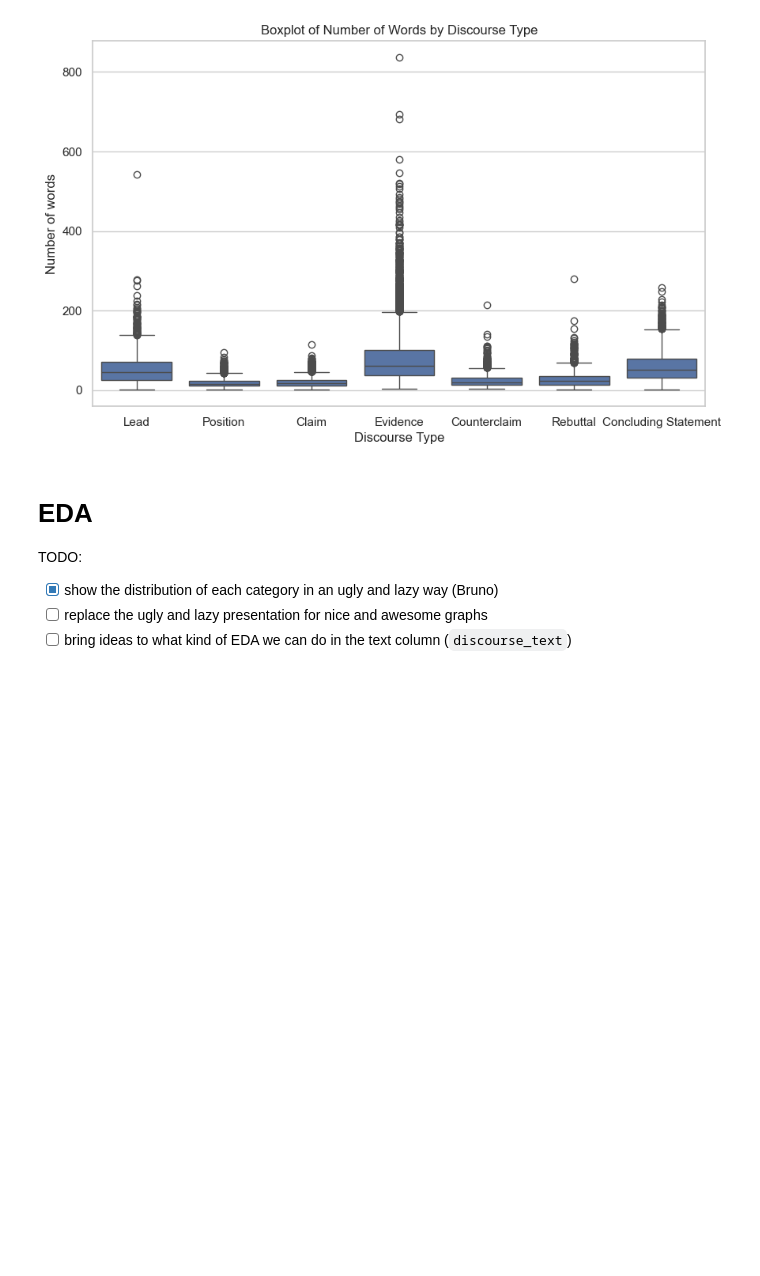
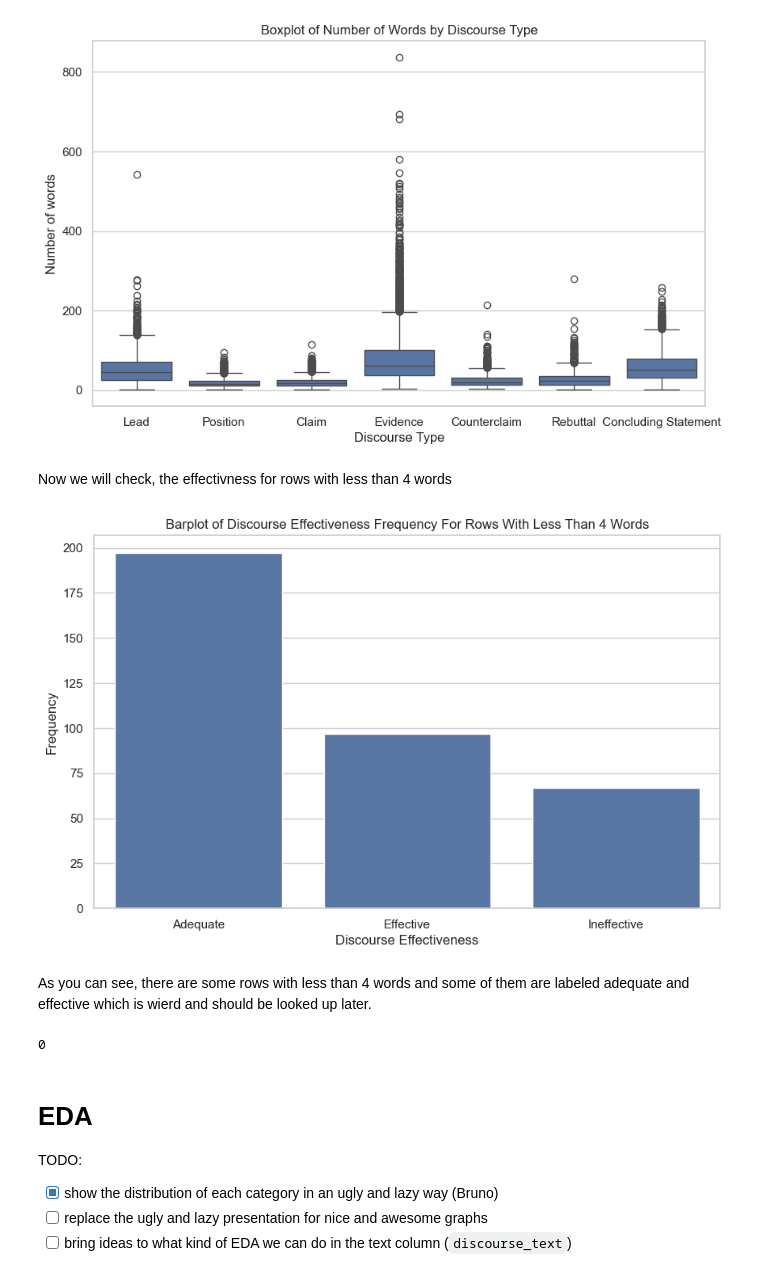
Before and after one commit to BAlmeidaS/predictive-analysis, a Jupyter notebook: notebook.ipynb, the cells around one changed output. Drawn from its saved outputs; the diff is of its cells as text; code cells hidden in the pictures; blank space fills up the shorter version.

```diff
--- a/notebook.ipynb
+++ b/notebook.ipynb
@@ -143,6 +143,31 @@ plt.title('Boxplot of Number of Words by Discourse Type')
 plt.show()
 # %% [output]
 [figure]
+# %% [markdown]
+Now we will check, the effectivness for rows with less than 4 words
+# %%
+# Assuming df is your DataFrame
+sns.set(style="whitegrid")
+plt.figure(figsize=(10, 6))
+
+# Create a countplot for 'discourse_effectiveness'
+sns.countplot(x='discourse_effectiveness', data=df[df['number_of_words']<4])
+
+# Set plot labels and title
+plt.xlabel('Discourse Effectiveness')
+plt.ylabel('Frequency')
+plt.title('Barplot of Discourse Effectiveness Frequency For Rows With Less Than 4 Words')
+
+# Show the plot
+plt.show()
+# %% [output]
+[figure, added]
+# %% [markdown]
+As you can see, there are some rows with less than 4 words and some of them are labeled adequate and effective which is wierd and should be looked up later.
+# %%
+len(df[df['discourse_text']==" "])
+# %% [output]
+0
 # %% [markdown]
 # EDA
 
```
Also changed, not shown: parts of 2 cells of this notebook.
